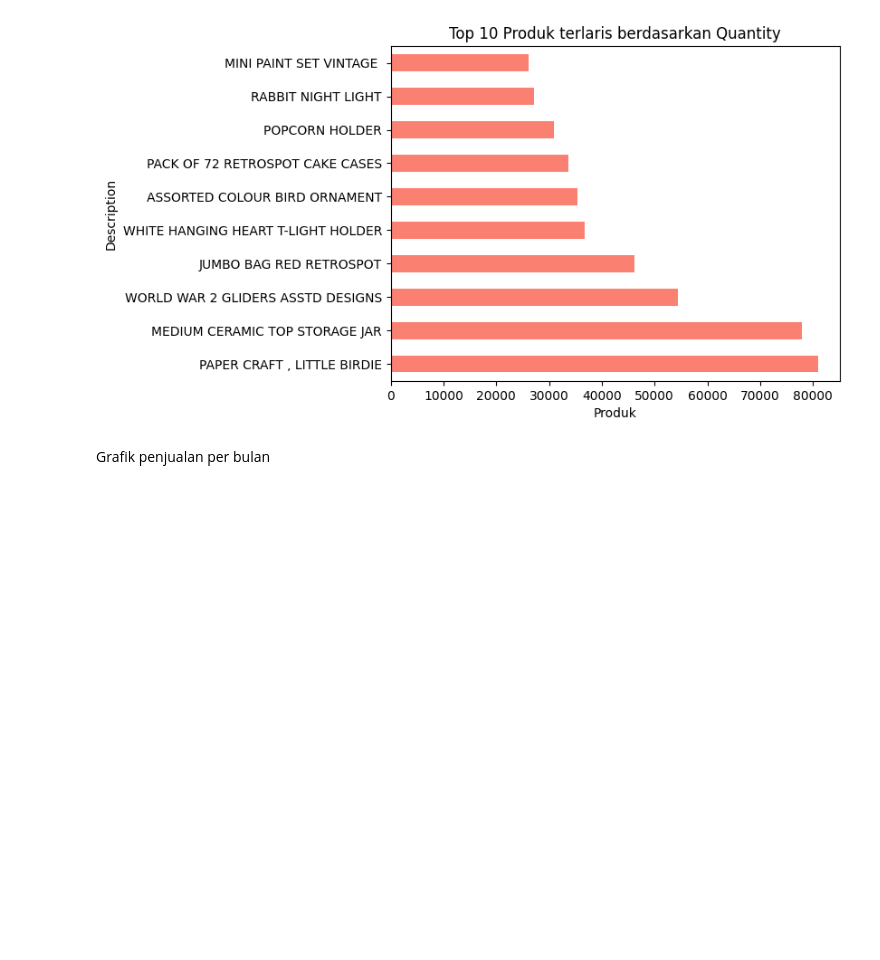
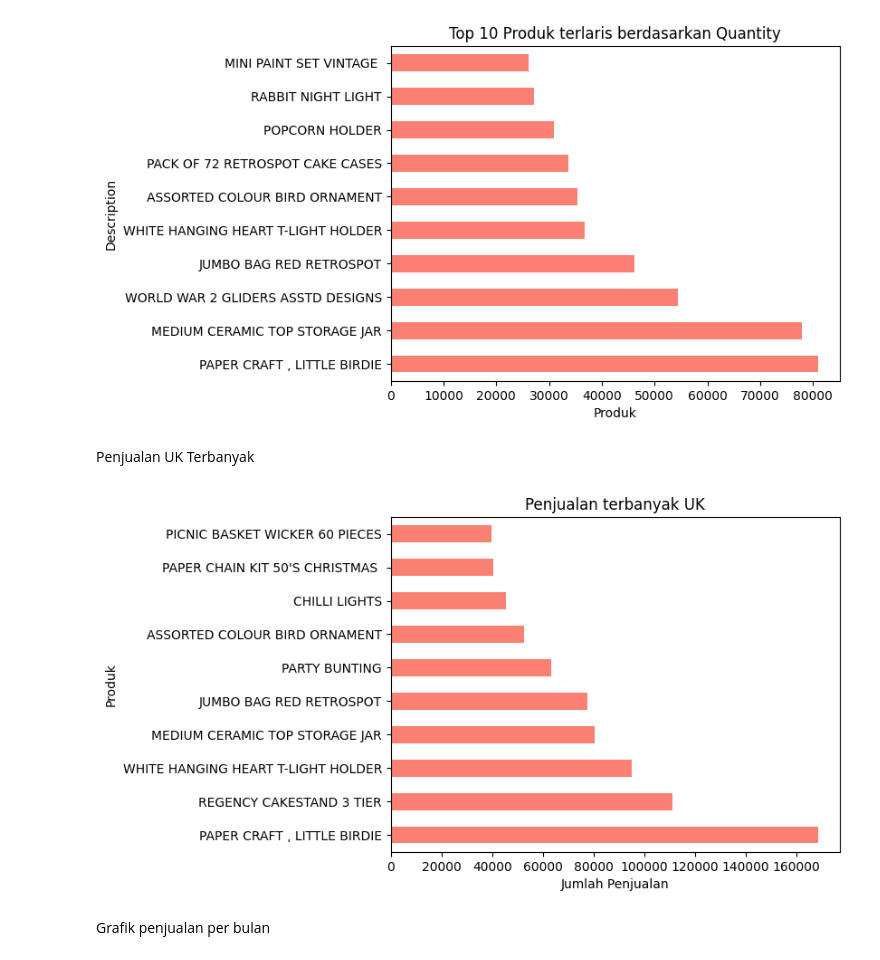
Before and after one commit to shofiudinmuh/data-analyst-sales, a Jupyter notebook: main.ipynb, the cells around one changed output. Cells and saved outputs as stored; diff of their text form; code cells hidden in the pictures; blank space fills up the shorter version.

Commit message:
add data visualization for the most sales in UK

```diff
--- a/main.ipynb
+++ b/main.ipynb
@@ -269,0 +272,4 @@ Name: TotalPrice, dtype: float64
+# %%
+data_penjualan_uk = data_clean[data_clean['Country'] == 'United Kingdom']
+
+print(data_penjualan_uk.head(10))
@@ -269,0 +294,4 @@ Name: TotalPrice, dtype: float64
+# %%
+penjualan_uk_terbanyak = data_penjualan_uk.groupby('Description')['TotalPrice'].sum().sort_values(ascending=False)
+
+print(penjualan_uk_terbanyak.head())
@@ -333,6 +369,19 @@ plt.xlabel('Produk')
 plt.show()
 # %% [output]
 [figure]
+# %% [markdown]
+Penjualan UK Terbanyak
+# %%
+grafik_penjualan_uk = penjualan_uk_terbanyak.head(10)
+
+plt.Figure(figsize=(10,6))
+grafik_penjualan_uk.plot(kind='barh', color='salmon')
+plt.title('Penjualan terbanyak UK')
+plt.xlabel('Jumlah Penjualan')
+plt.ylabel('Produk')
+plt.show()
+# %% [output]
+[figure, added]
 # %% [markdown]
 Grafik penjualan per bulan
 # %%
```
Also changed, not shown: parts of 3 cells of this notebook.
